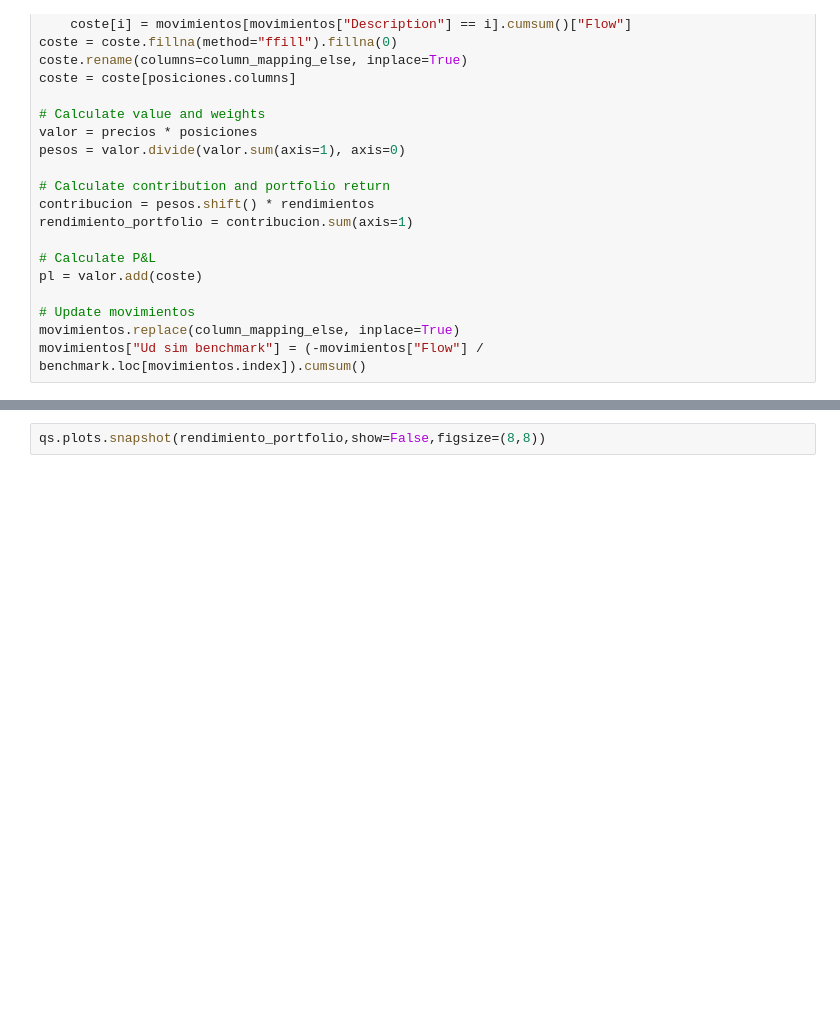
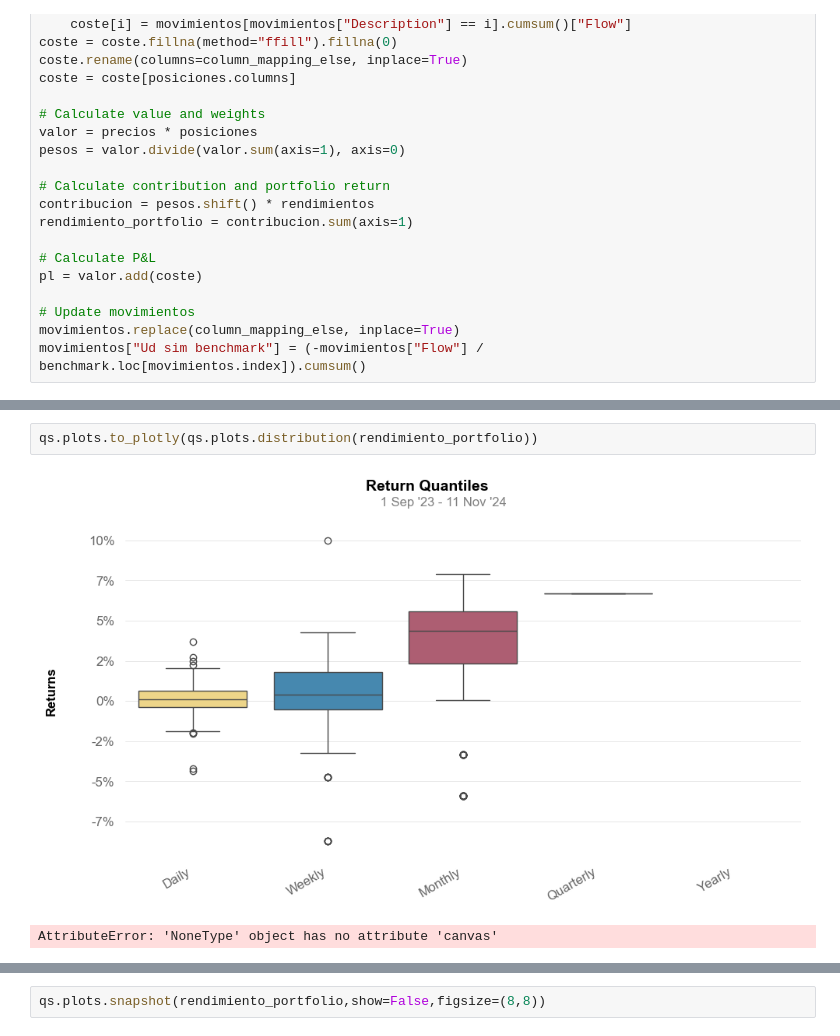
Before and after one commit to ivan5cg/pre-epsilon, a Jupyter notebook: test.ipynb, the cells around one changed output, grey strips where cells are left out. Saved outputs shown, nothing was run; the diff lists cells and outputs as text; blank space fills up the shorter version.

```diff
--- a/test.ipynb
+++ b/test.ipynb
@@ -115,3 +139,8 @@ qs.plots.snapshot()
+# %%
+qs.plots.to_plotly(qs.plots.distribution(rendimiento_portfolio))
+# %% [output]
+[figure, added]
+AttributeError: 'NoneType' object has no attribute 'canvas'
 # %%
 qs.reports.full(rendimiento_portfolio)
 # %% [output]
```
Also changed, not shown: parts of 5 cells of this notebook, 1 other file.
